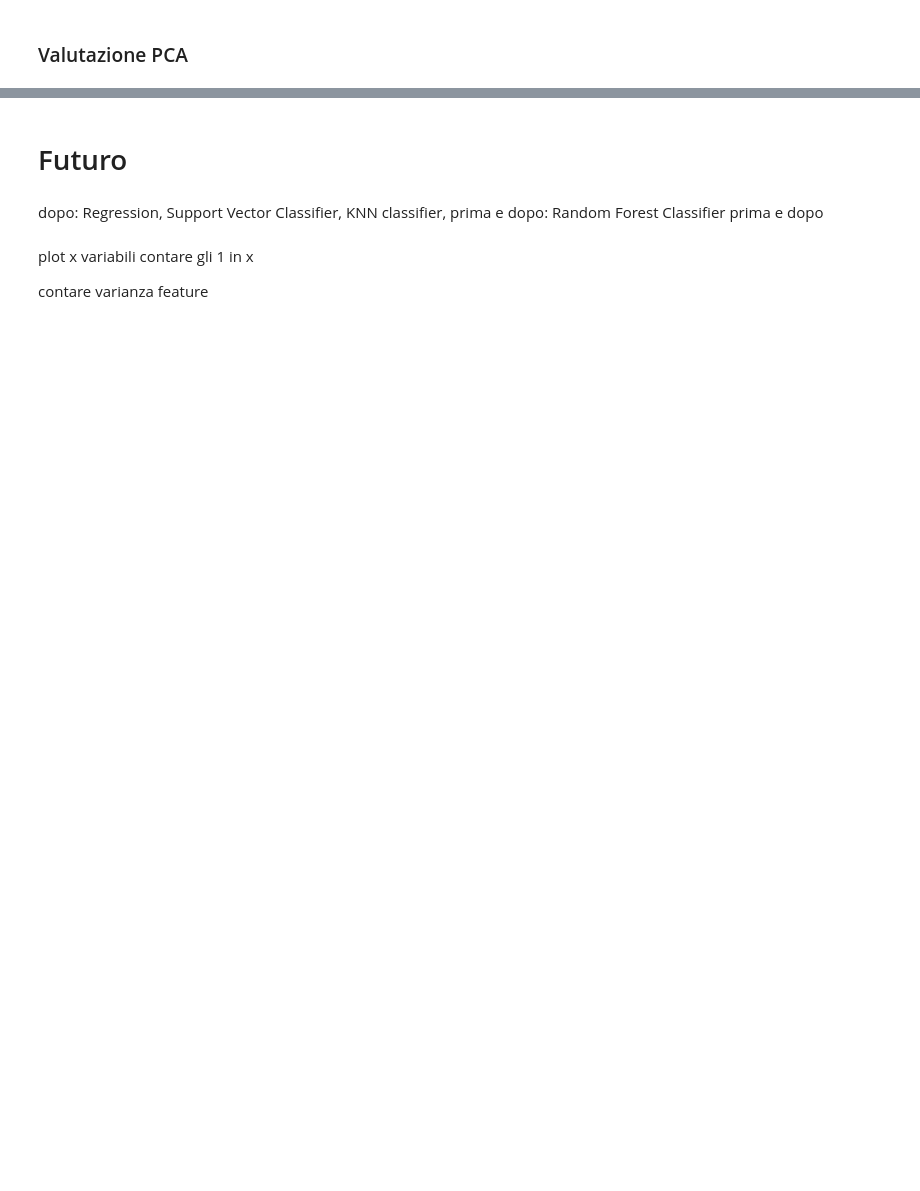
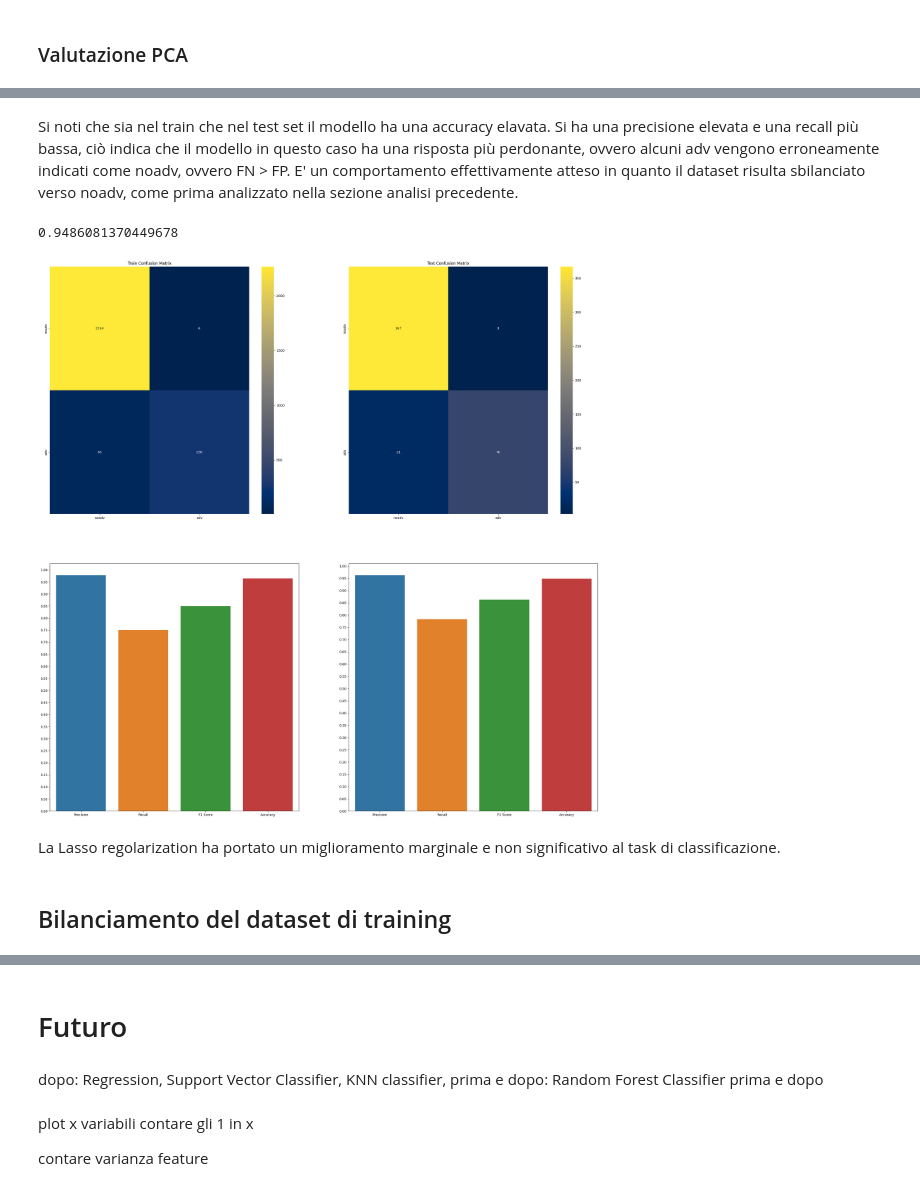
Before and after one commit to wredan/fad-project, a Jupyter notebook: notebook.ipynb, the cells around one changed output, grey strips where cells are left out. Cells and saved outputs as stored; diff of their text form; code cells hidden in the pictures; blank space fills up the shorter version.

```diff
--- a/notebook.ipynb
+++ b/notebook.ipynb
@@ -699,0 +670,2 @@ LogisticRegression(penalty='l1', random_state=42, solver='liblinear')
+# %%
+pca_model_lasso = perform_logistic_regression(pca_train_set, dependent_variable="Class", regularization='lasso')
@@ -712,0 +738,17 @@ metrics_printer(pca_train_set['Class'], train_pred, pca_test_set['Class'], test_
+# %% [markdown]
+Si noti che sia nel train che nel test set il modello ha una accuracy elavata. Si ha una precisione elevata e una recall più bassa, ciò indica che il modello in questo caso ha una risposta più perdonante, ovvero alcuni adv vengono erroneamente indicati come noadv, ovvero FN > FP. E' un comportamento effettivamente atteso in quanto il dataset risulta sbilanciato verso noadv, come prima analizzato nella sezione analisi precedente.
+# %%
+train_probs = pca_model_lasso.predict(pca_train_set)
+train_pred = train_probs.round().astype(int)
+
+test_probs = pca_model_lasso.predict(pca_test_set)
+test_pred = test_probs.round().astype(int)
+
+metrics_printer(pca_train_set['Class'], train_pred, pca_test_set['Class'], test_pred)
+# %% [output]
+0.9486081370449678
+[figure, added]
+# %% [markdown]
+La Lasso regolarization ha portato un miglioramento marginale e non significativo al task di classificazione.
+# %% [markdown]
+## Bilanciamento del dataset di training <a id="bilanciamento-dataset"></a>
```
Also changed, not shown: parts of 39 cells of this notebook.
